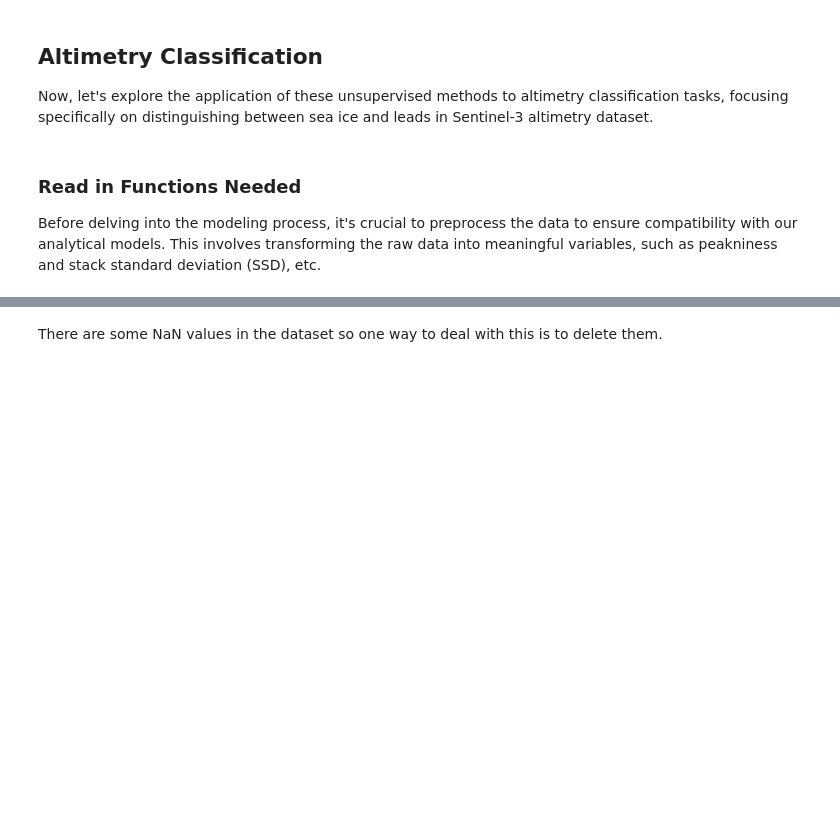
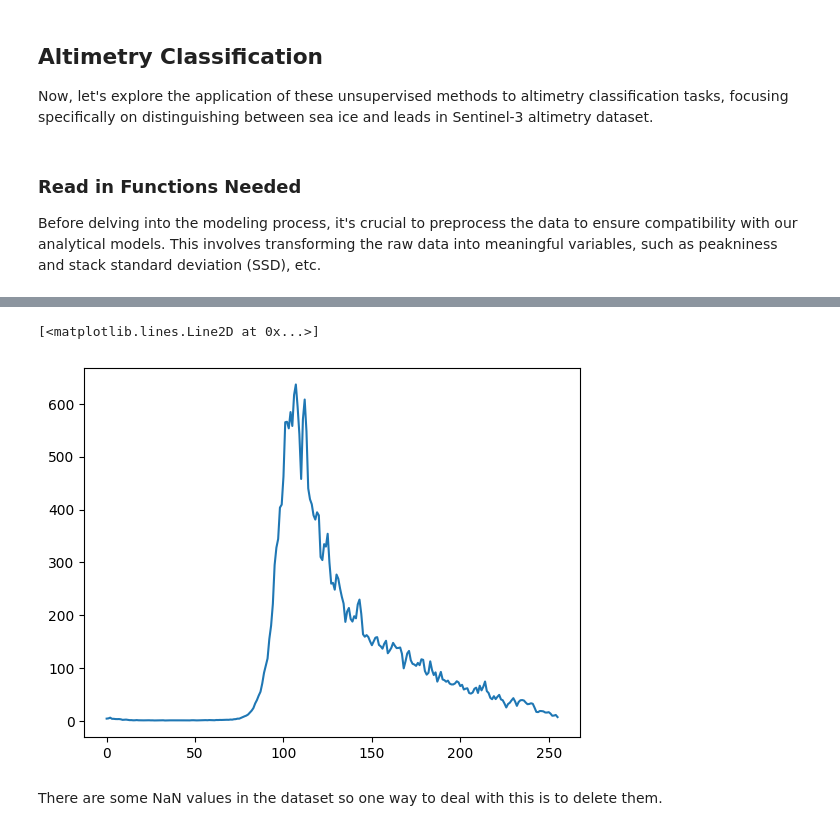
Before and after one commit to affan1317/sea-ice-and-lead-unsupervised-learning, a Jupyter notebook: Chapter1_Unsupervised_Learning_Methods.ipynb, the cells around one changed output, grey strips where cells are left out. Saved outputs shown, nothing was run; the diff lists cells and outputs as text; code cells hidden in the pictures; blank space fills up the shorter version.

```diff
--- a/Chapter1_Unsupervised_Learning_Methods.ipynb
+++ b/Chapter1_Unsupervised_Learning_Methods.ipynb
@@ -540,2 +547,7 @@ data_normalized.shape
+# %%
+plt.plot(waves[0])
+# %% [output]
+[<matplotlib.lines.Line2D at 0x...>]
+[figure, added]
 # %% [markdown]
 There are some NaN values in the dataset so one way to deal with this is to delete them.
```
Also changed, not shown: parts of 44 cells of this notebook.
